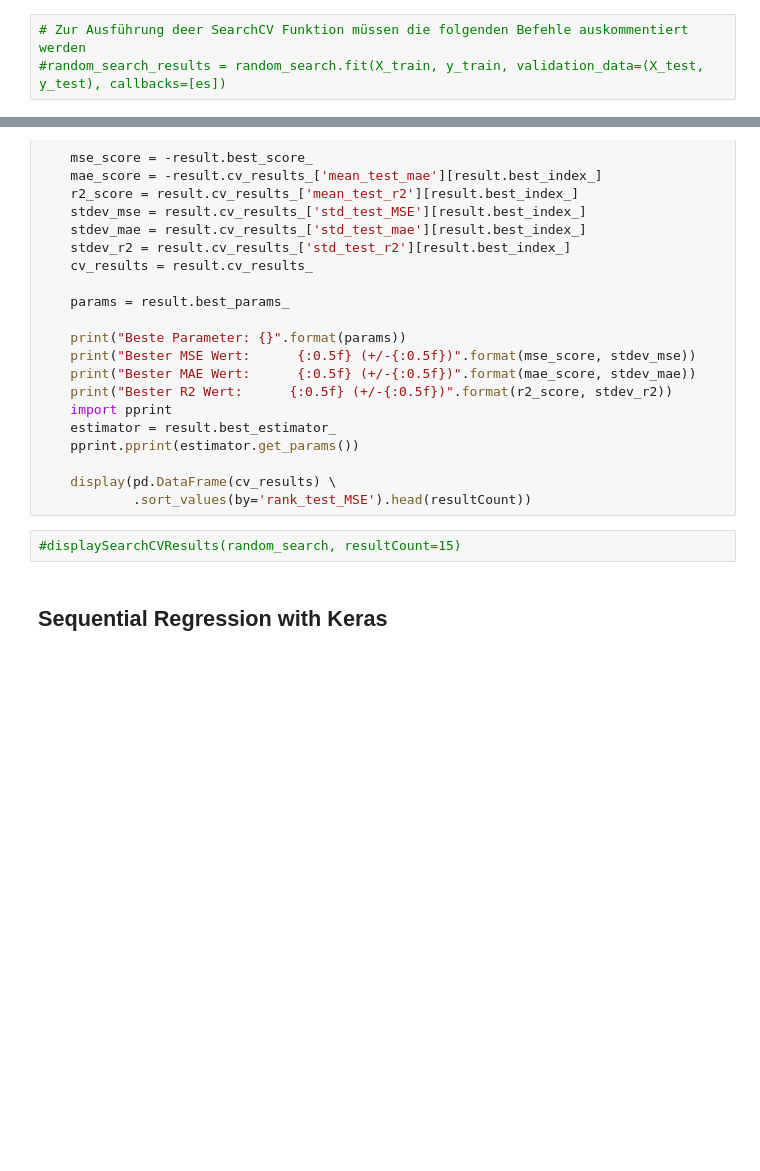
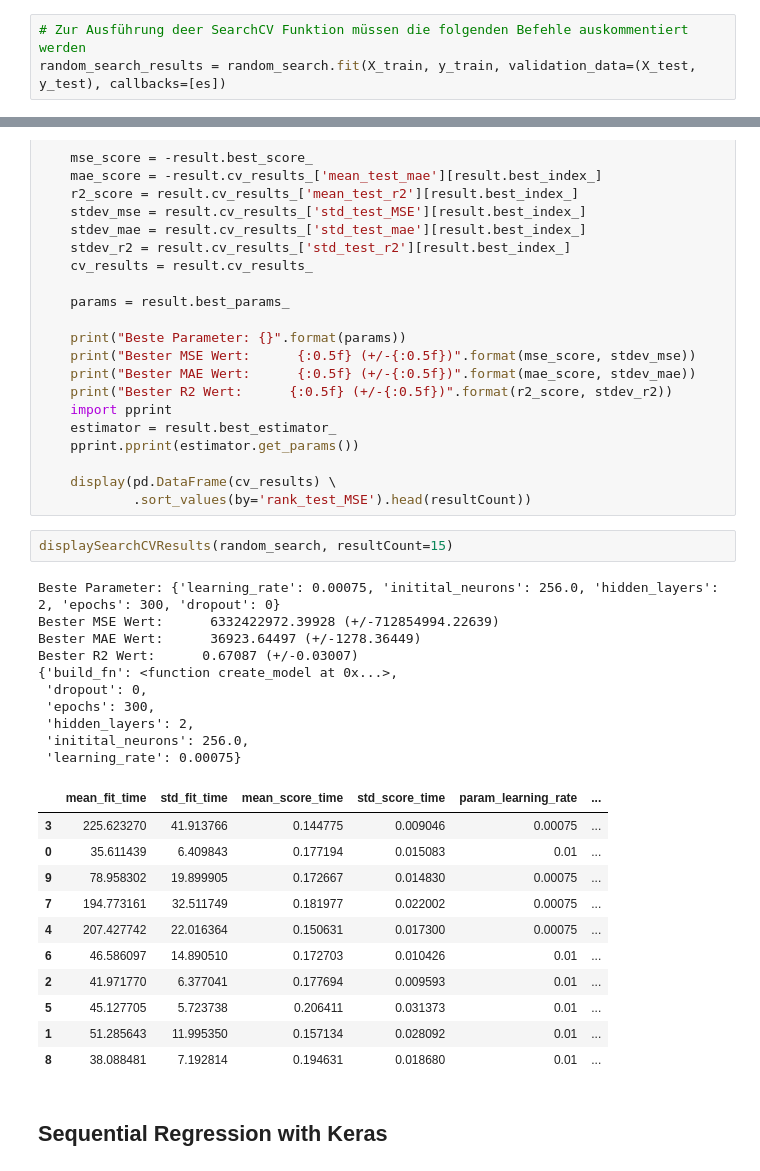
Before and after one commit to JulianJ1/masterthesis, a Jupyter notebook: Regression.ipynb, the cells around one changed output, grey strips where cells are left out. Drawn from its saved outputs; the diff is of its cells as text; blank space fills up the shorter version.

```diff
--- a/Regression.ipynb
+++ b/Regression.ipynb
@@ -227,4 +227,4 @@ scoring = {'MSE': 'neg_mean_squared_error', 'r2' : 'r2', 'mae': 'neg_mean_absolu
 random_search = RandomizedSearchCV(model, param_distributions = params,cv = KFold(20), return_train_score=True, scoring=scoring, refit='MSE')
 # %%
 # Zur Ausführung deer SearchCV Funktion müssen die folgenden Befehle auskommentiert werden
-#random_search_results = random_search.fit(X_train, y_train, validation_data=(X_test, y_test), callbacks=[es])
+random_search_results = random_search.fit(X_train, y_train, validation_data=(X_test, y_test), callbacks=[es])
@@ -255,7 +275,29 @@ def displaySearchCVResults(result, resultCount=10):
     display(pd.DataFrame(cv_results) \
             .sort_values(by='rank_test_MSE').head(resultCount))
 # %%
-#displaySearchCVResults(random_search, resultCount=15)
+displaySearchCVResults(random_search, resultCount=15)
+# %% [output]
+Beste Parameter: {'learning_rate': 0.00075, 'initital_neurons': 256.0, 'hidden_layers': 2, 'epochs': 300, 'dropout': 0}
+Bester MSE Wert:      6332422972.39928 (+/-712854994.22639)
+Bester MAE Wert:      36923.64497 (+/-1278.36449)
+Bester R2 Wert:      0.67087 (+/-0.03007)
+{'build_fn': <function create_model at 0x...>,
+ 'dropout': 0,
+ 'epochs': 300,
+ 'hidden_layers': 2,
+ 'initital_neurons': 256.0,
+ 'learning_rate': 0.00075}
+|  | mean_fit_time | std_fit_time | mean_score_time | std_score_time | param_learning_rate | ... |
+| 3 | 225.623270 | 41.913766 | 0.144775 | 0.009046 | 0.00075 | ... |
+| 0 | 35.611439 | 6.409843 | 0.177194 | 0.015083 | 0.01 | ... |
+| 9 | 78.958302 | 19.899905 | 0.172667 | 0.014830 | 0.00075 | ... |
+| 7 | 194.773161 | 32.511749 | 0.181977 | 0.022002 | 0.00075 | ... |
+| 4 | 207.427742 | 22.016364 | 0.150631 | 0.017300 | 0.00075 | ... |
+| 6 | 46.586097 | 14.890510 | 0.172703 | 0.010426 | 0.01 | ... |
+| 2 | 41.971770 | 6.377041 | 0.177694 | 0.009593 | 0.01 | ... |
+| 5 | 45.127705 | 5.723738 | 0.206411 | 0.031373 | 0.01 | ... |
+| 1 | 51.285643 | 11.995350 | 0.157134 | 0.028092 | 0.01 | ... |
+| 8 | 38.088481 | 7.192814 | 0.194631 | 0.018680 | 0.01 | ... |
 # %% [markdown]
 ## Sequential Regression with Keras
 # %%
```
Also changed, not shown: parts of 2 cells of this notebook.
